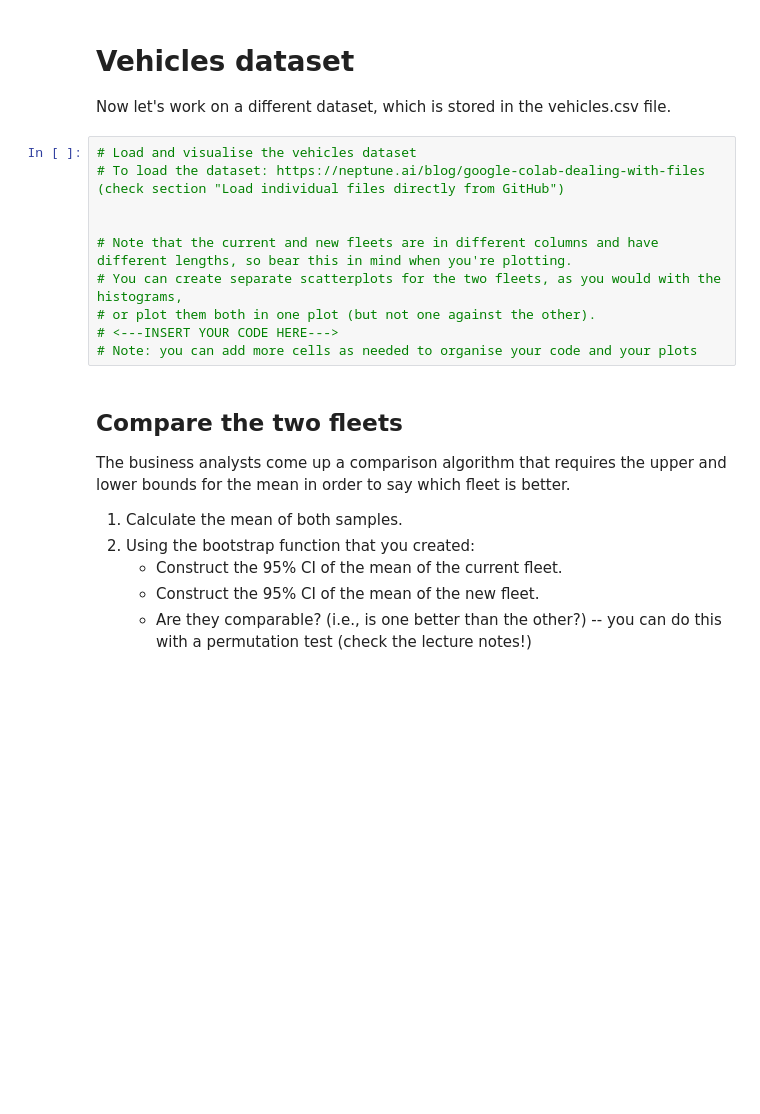
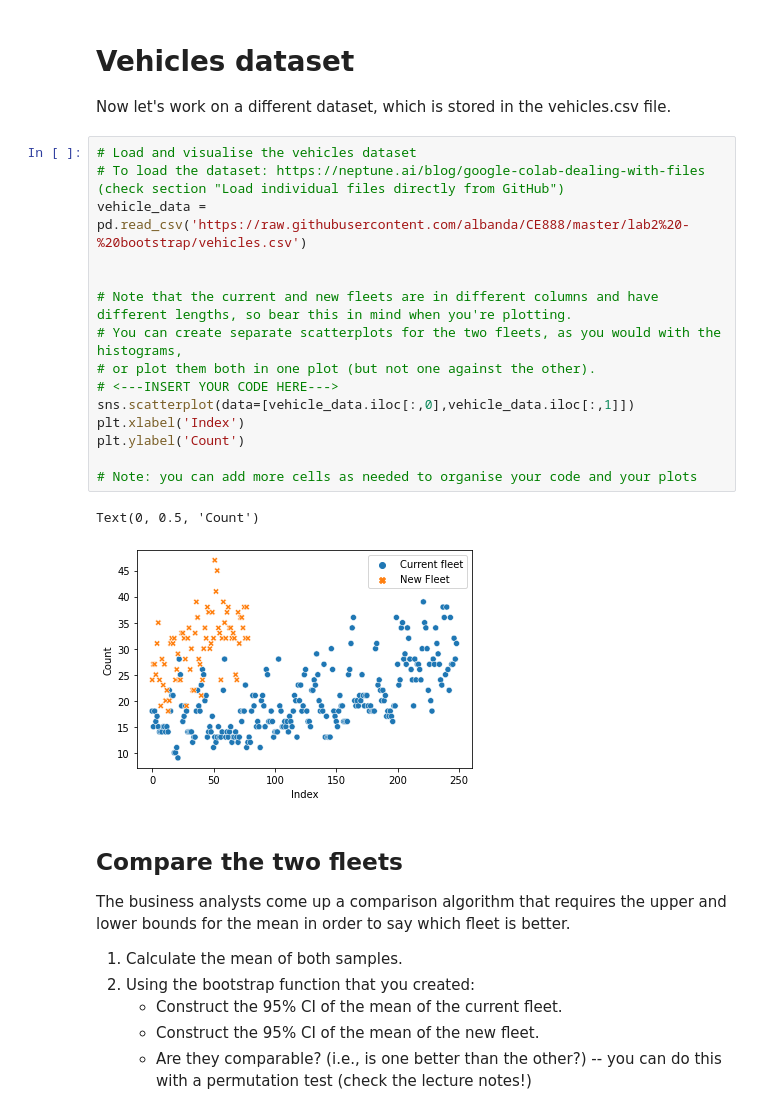
Before and after one commit to confusedolive/Jeronimo-CE888, a Jupyter notebook: Lab02-test/Copy_of_bootstrap.ipynb, the cells around one changed output. Drawn from its saved outputs; the diff is of its cells as text; blank space fills up the shorter version.

```diff
--- a/Lab02-test/Copy_of_bootstrap.ipynb
+++ b/Lab02-test/Copy_of_bootstrap.ipynb
@@ -88,13 +88,21 @@ Now let's work on a different dataset, which is stored in the vehicles.csv file.
 # %%
 # Load and visualise the vehicles dataset
 # To load the dataset: https://neptune.ai/blog/google-colab-dealing-with-files (check section "Load individual files directly from GitHub")
+vehicle_data = pd.read_csv('https://raw.githubusercontent.com/albanda/CE888/master/lab2%20-%20bootstrap/vehicles.csv')
 
 
 # Note that the current and new fleets are in different columns and have different lengths, so bear this in mind when you're plotting.
 # You can create separate scatterplots for the two fleets, as you would with the histograms,
 # or plot them both in one plot (but not one against the other).
 # <---INSERT YOUR CODE HERE--->
+sns.scatterplot(data=[vehicle_data.iloc[:,0],vehicle_data.iloc[:,1]])
+plt.xlabel('Index')
+plt.ylabel('Count')
+
 # Note: you can add more cells as needed to organise your code and your plots
+# %% [output]
+Text(0, 0.5, 'Count')
+[figure, added]
 # %% [markdown]
 ## Compare the two fleets
 
```
Also changed, not shown: parts of 7 cells of this notebook.
